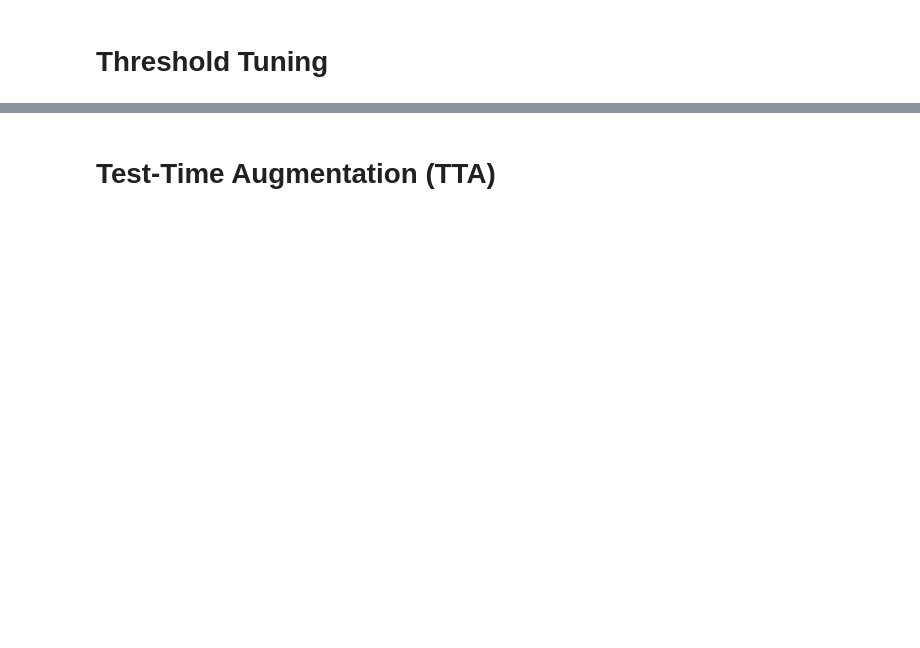
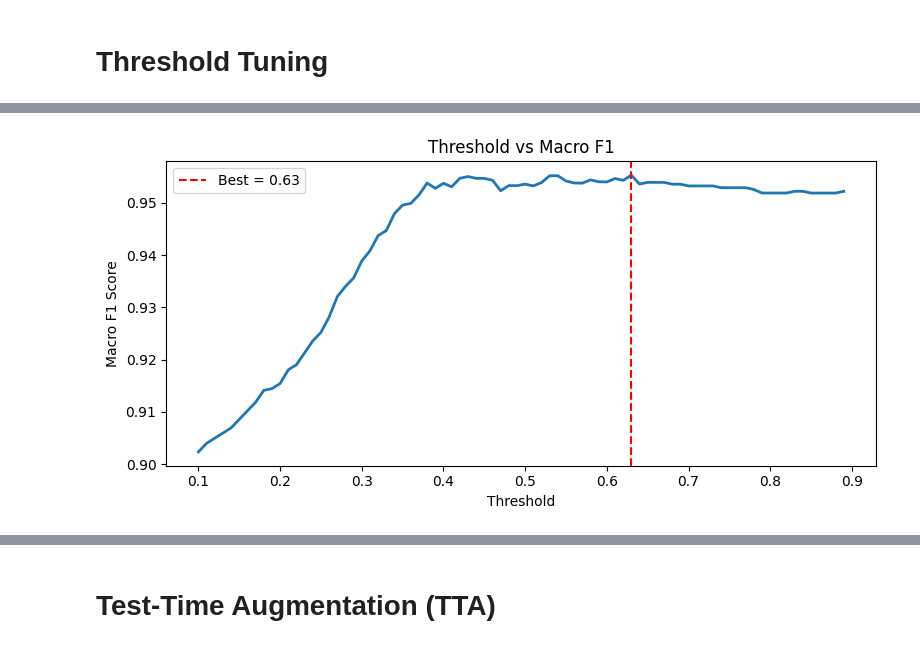
Before and after one commit to M1NG0LL/Driver-Drowsiness-Detection-DDD, a Jupyter notebook: model.ipynb, the cells around one changed output, grey strips where cells are left out. Cells and saved outputs as stored; diff of their text form; code cells hidden in the pictures; blank space fills up the shorter version.

Commit message:
Adding model file

```diff
--- a/model.ipynb
+++ b/model.ipynb
@@ -370,13 +396,13 @@ train_datagen = ImageDataGenerator(
 
     horizontal_flip=True,
 
-    brightness_range=[0.7, 1.3],
+    # brightness_range=[0.7, 1.3],
 
     fill_mode='nearest'
 )
 
 test_val_datagen = ImageDataGenerator(
-    preprocessing_function=preprocess_input
+    # preprocessing_function=preprocess_input
 )
 # %%
 train_batches = train_datagen.flow_from_directory(
@@ -541,7 +644,9 @@ KeyboardInterrupt:
 # %% [markdown]
 Phase 2: Fine-Tuning
 # %%
-model = keras.models.load_model('best_model_phase1.h5', compile=False)
+# keras.backend.clear_session()
+
+model = keras.models.load_model('best_model_phase1.keras', compile=False)
 
 for layer in model.layers:
     layer.trainable = False
@@ -565,6 +670,6 @@ model.compile(
 callbacks_phase2 = [
     EarlyStopping(monitor='val_auc', patience=8, mode='max', restore_best_weights=True),
     ReduceLROnPlateau(monitor='val_auc', factor=0.3, patience=5, mode='max', min_lr=1e-7),
-    ModelCheckpoint('best_model_finetuned.h5', monitor='val_auc', mode='max',
+    ModelCheckpoint('best_model_finetuned.keras', monitor='val_auc', mode='max',
                     save_best_only=True, verbose=1)
 ]
@@ -579,5 +726,5 @@ history2 = model.fit(
 # %%
-model = keras.models.load_model('best_model_finetuned.h5')
+model = keras.models.load_model('best_model_finetuned.keras')
 # %% [markdown]
 # Plot Training Curves
 # %%
@@ -612,28 +782,65 @@ y_true = test_batches.classes
 # %%
-val_probs = model.predict(val_batches).flatten()
-val_true = val_batches.classes
+from sklearn.metrics import f1_score, classification_report, confusion_matrix
+import numpy as np
+import matplotlib.pyplot as plt
+import seaborn as sns
 
-precisions, recalls, thresholds = precision_recall_curve(val_true, val_probs)
-f1_scores = 2 * (precisions * recalls) / (precisions + recalls + 1e-9)
-best_thresh = thresholds[np.argmax(f1_scores)]
-print(f"\nOptimal threshold based on F1-score (validation set): {best_thresh:.4f}")
+# ── 1. Sanity-check class mapping ──────────────────────────────────────────────
+print("Class indices:", test_batches.class_indices)
+# Expected something like: {'Drowsy': 1, 'Non Drowsy': 0}
 
-y_pred_opt = (y_pred_probs > best_thresh).astype(int)
+# ── 2. Get predicted probabilities (run only if you haven't already) ───────────
+# y_pred_probs = model.predict(test_batches).flatten()
+# y_true = test_batches.classes
 
-print("\n--- Classification Report (Default Threshold 0.5) ---")
-print(classification_report(y_true, (y_pred_probs > 0.5).astype(int),
-                            target_names=['Non Drowsy', 'Drowsy']))
+# ── 3. Find best threshold using macro F1 ─────────────────────────────────────
+thresholds = np.arange(0.10, 0.90, 0.01)
+best_thresh = 0.5
+best_f1 = 0.0
+f1_scores = []
 
-print("\n--- Classification Report (Optimized Threshold) ---")
-print(classification_report(y_true, y_pred_opt,
-                            target_names=['Non Drowsy', 'Drowsy']))
+for thresh in thresholds:
+    preds = (y_pred_probs > thresh).astype(int)
+    f1 = f1_score(y_true, preds, average='macro')
+    f1_scores.append(f1)
+    if f1 > best_f1:
+        best_f1 = f1
+        best_thresh = thresh
 
-# Plot confusion matrix
-plt.figure(figsize=(5,4))
-sns.heatmap(confusion_matrix(y_true, y_pred_opt), annot=True, fmt='d', cmap='Blues',
+print(f"\nBest threshold : {best_thresh:.2f}")
+print(f"Best macro F1  : {best_f1:.4f}")
+
+# Safety assertion — catches a collapsed threshold before it ruins your results
+assert 0.25 < best_thresh < 0.75, (
+    f"Threshold {best_thresh:.2f} looks wrong — check your probability outputs!"
+)
+
+# ── 4. Plot F1 vs threshold ────────────────────────────────────────────────────
+plt.figure(figsize=(8, 4))
+plt.plot(thresholds, f1_scores, linewidth=2)
+plt.axvline(best_thresh, color='red', linestyle='--', label=f'Best = {best_thresh:.2f}')
+plt.xlabel('Threshold')
+plt.ylabel('Macro F1 Score')
+plt.title('Threshold vs Macro F1')
+plt.legend()
+plt.tight_layout()
+plt.show()
+
+# ── 5. Classification report at best threshold ─────────────────────────────────
+y_pred_best = (y_pred_probs > best_thresh).astype(int)
+
+print(f"\n--- Classification Report (Optimized Threshold {best_thresh:.2f}) ---")
+print(classification_report(y_true, y_pred_best, target_names=['Non Drowsy', 'Drowsy']))
+
+# ── 6. Confusion matrix ────────────────────────────────────────────────────────
+cm = confusion_matrix(y_true, y_pred_best)
+plt.figure(figsize=(6, 5))
+sns.heatmap(cm, annot=True, fmt='d', cmap='Blues',
             xticklabels=['Non Drowsy', 'Drowsy'],
             yticklabels=['Non Drowsy', 'Drowsy'])
-plt.title('Confusion Matrix (Optimized Threshold)')
+plt.ylabel('True')
 plt.xlabel('Predicted')
-plt.ylabel('True')
+plt.title(f'Confusion Matrix (Threshold = {best_thresh:.2f})')
+plt.tight_layout()
 plt.show()
+# %% [output]
@@ -639,0 +851 @@ plt.show()
+[figure, added]
```
Also changed, not shown: parts of 18 cells of this notebook.
